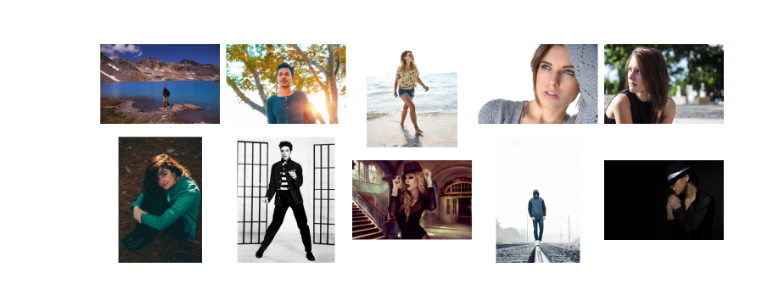
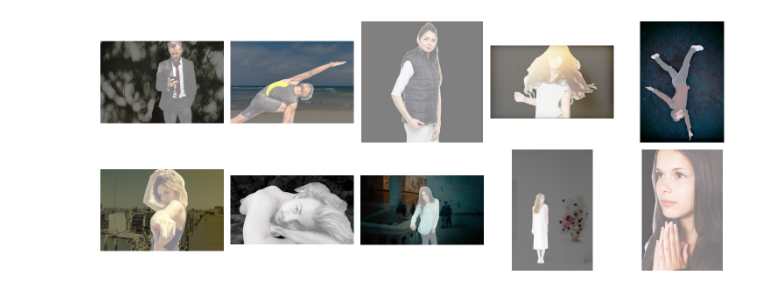
Before and after one commit to VavassoriEnrico/humans_segmentation, a Jupyter notebook: HumanSegmentation.ipynb, the cells around one changed output. Saved outputs shown, nothing was run; the diff lists cells and outputs as text; code cells hidden in the pictures.

Commit message:
Mask read

```diff
--- a/HumanSegmentation.ipynb
+++ b/HumanSegmentation.ipynb
@@ -1,29 +1,35 @@
 # %%
 import os
 import random
 from PIL import Image
 import matplotlib.pyplot as plt
 
 path = "./data/supervisely_person_clean_2667_img/images"
+path_mask = "./data/supervisely_person_clean_2667_img/masks"
+
 
 png_files = [f for f in os.listdir(path) if f.endswith('.png')]
 
 random_images = random.sample(png_files, min(10, len(png_files)))
 
 
 fig, axes = plt.subplots(2, 5, figsize=(15, 6))
 axes = axes.flatten()
 
 for idx, img_name in enumerate(random_images):
     img_path = os.path.join(path, img_name)
     img = Image.open(img_path)
 
+    path_mask_img = os.path.join(path_mask, img_name)
+    mask = Image.open(path_mask_img)
+
     axes[idx].imshow(img)
+    axes[idx].imshow(mask, alpha=0.5)
     axes[idx].axis('off')
 
 
 
 plt.tight_layout()
 plt.show()
 # %% [output]
-[figure, old version]
+[figure, new version]
```
